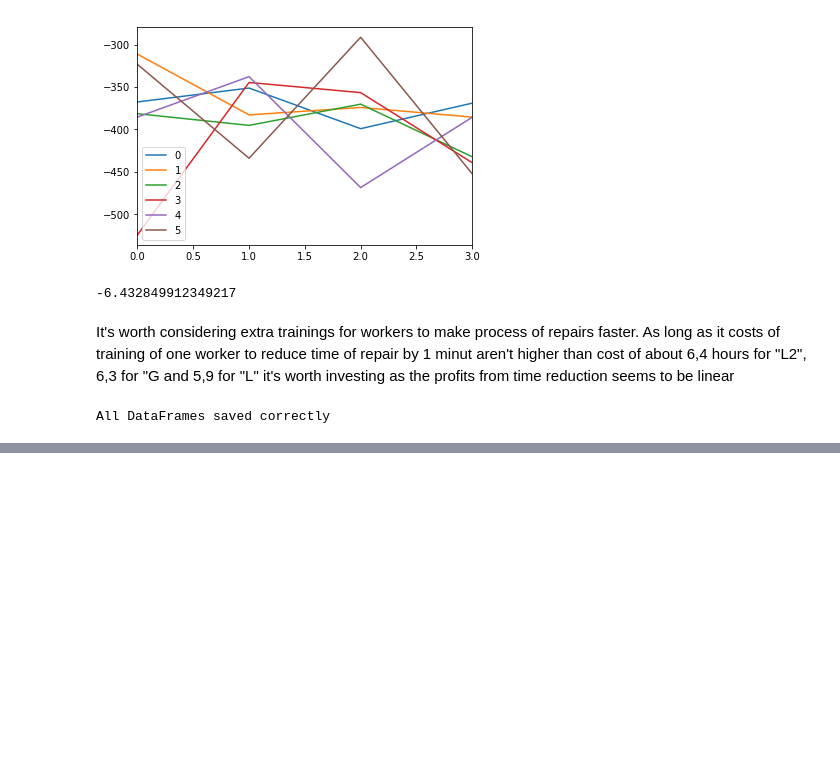
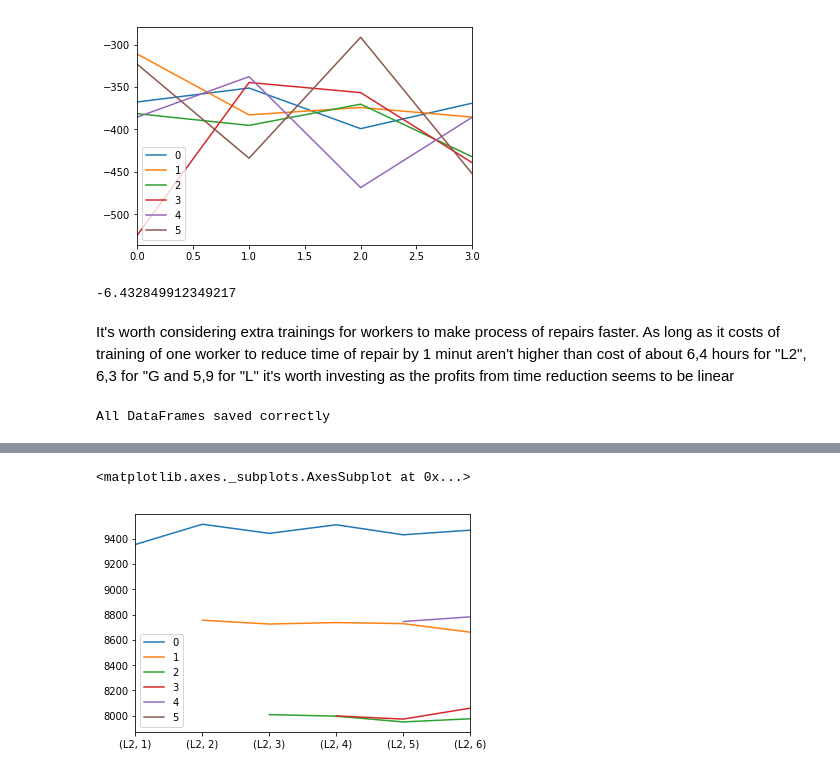
Before and after one commit to puchmichal/ZMS, a Jupyter notebook: project_2/simulation.ipynb, the cells around one changed output, grey strips where cells are left out. Drawn from its saved outputs; the diff is of its cells as text; code cells hidden in the pictures; blank space fills up the shorter version.

```diff
--- a/project_2/simulation.ipynb
+++ b/project_2/simulation.ipynb
@@ -400,0 +465,5 @@ All DataFrames saved correctly
+# %%
+df_machine_reduction.iloc[12:,:].plot()
+# %% [output]
+<matplotlib.axes._subplots.AxesSubplot at 0x...>
+[figure, added]
```
Also changed, not shown: parts of 18 cells of this notebook, 2 other files.
